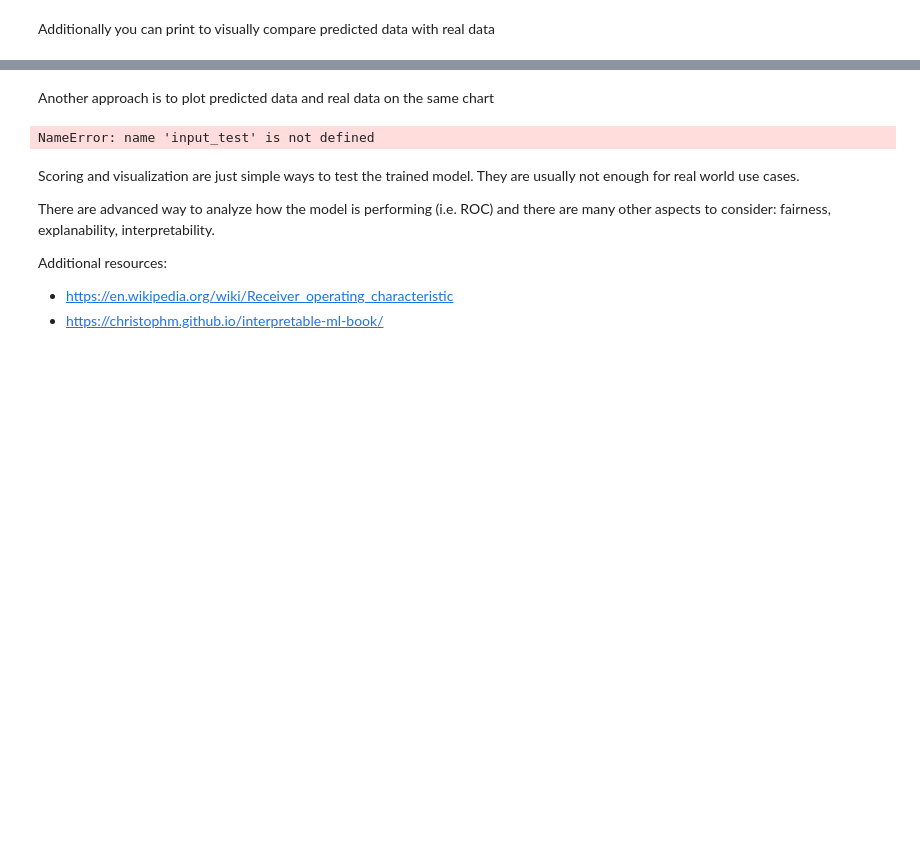
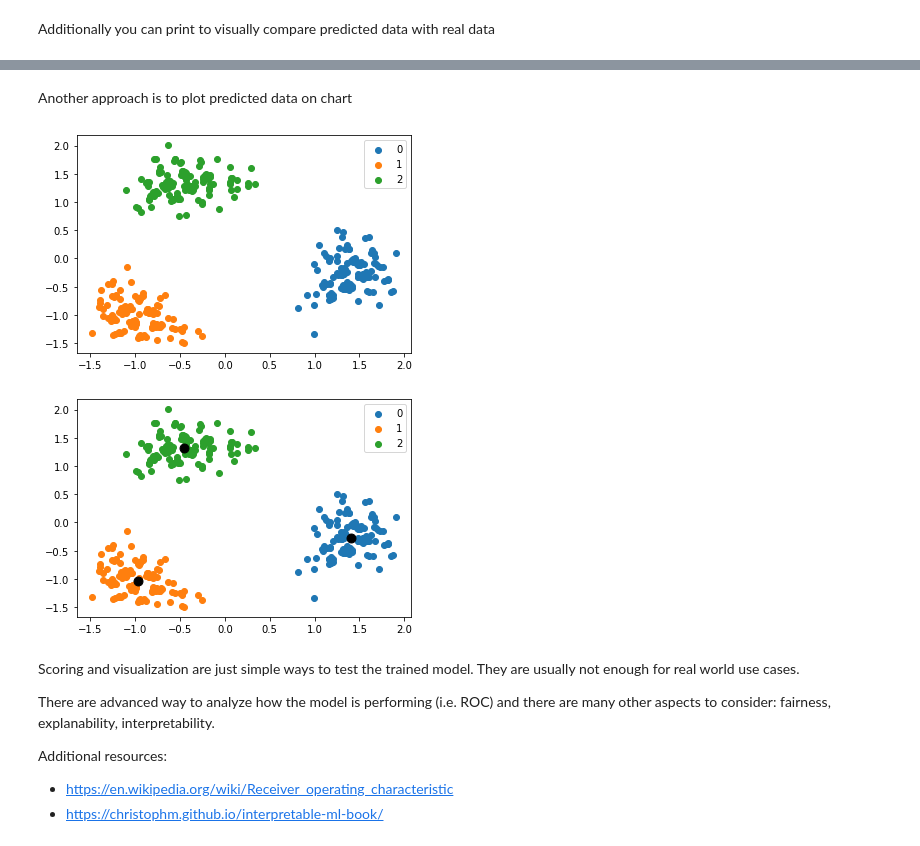
Before and after one commit to gitgabrio/cvd_binder, a Jupyter notebook: notebook.ipynb, the cells around one changed output, grey strips where cells are left out. Cells and saved outputs as stored; diff of their text form; code cells hidden in the pictures; blank space fills up the shorter version.

```diff
--- a/notebook.ipynb
+++ b/notebook.ipynb
@@ -108,7 +89,7 @@ There are many different models that can be used. In this example we will use a
 pipeline = Pipeline([
     ("classifier", KMeans(n_clusters=3, random_state=0))
 ])
-trained_model = pipeline.fit(df2)
+trained_model = pipeline.fit(input_train)
 # %% [markdown]
 # Step 4 - Test the mode
 # %% [markdown]
@@ -158,21 +117,45 @@ print(results)
 # %% [markdown]
-Another approach is to plot predicted data and real data on the same chart
+Another approach is to plot predicted data on chart
-# %%
-predictions = trained_model.predict(input_test)
-plt.rcParams["figure.figsize"] = (20,6)
-
-type_index = 2
-testing = pd.DataFrame({'items_id': np.linspace(0, input_test['items_id'].max(), 100), 'type_index': type_index})
-sub_test = df[df['type_index']==type_index]
-
-DT_predictions = trained_model.predict(testing).astype(int)
-plt.subplot(121)
-plt.plot(testing['items_id'], DT_predictions, color='red', label='Predicted')
-plt.scatter(sub_test['items_id'], sub_test['buyer_group'], color='black', label='truth')
-plt.legend()
-plt.show()
-# %% [output]
-NameError: name 'input_test' is not defined
+# %%
+#reduce the number of dimensions so that we can visualize the results using a 2D Scatter plot.
+pca = PCA(2)
+#Transform the data
+df = pca.fit_transform(input_test)
+
+df.shape
+
+#Initialize the class object
+kmeans = trained_model[0]
+
+#predict the labels of clusters.
+label = kmeans.fit_predict(df)
+
+filtered_label0 = df[label == 0]
+filtered_label1 = df[label == 1]
+filtered_label2 = df[label == 2]
+
+#plotting the results
+plt.scatter(filtered_label0[:,0] , filtered_label0[:,1], label = 0)
+plt.scatter(filtered_label1[:,0] , filtered_label1[:,1], label = 1)
+plt.scatter(filtered_label2[:,0] , filtered_label2[:,1], label = 2)
+plt.legend()
+plt.show()
+
+#plotting centroids
+#Getting the Centroids
+centroids = kmeans.cluster_centers_
+u_labels = np.unique(label)
+
+#plotting the results:
+
+for i in u_labels:
+    plt.scatter(df[label == i , 0] , df[label == i , 1] , label = i)
+plt.scatter(centroids[:,0] , centroids[:,1] , s = 80, color = 'k')
+plt.legend()
+plt.show()
+# %% [output]
+[figure, added]
+[figure, added]
 # %% [markdown]
 Scoring and visualization are just simple ways to test the trained model. They are usually not enough for real world use cases.
 
```
Also changed, not shown: parts of 7 cells of this notebook, 2 other files.
